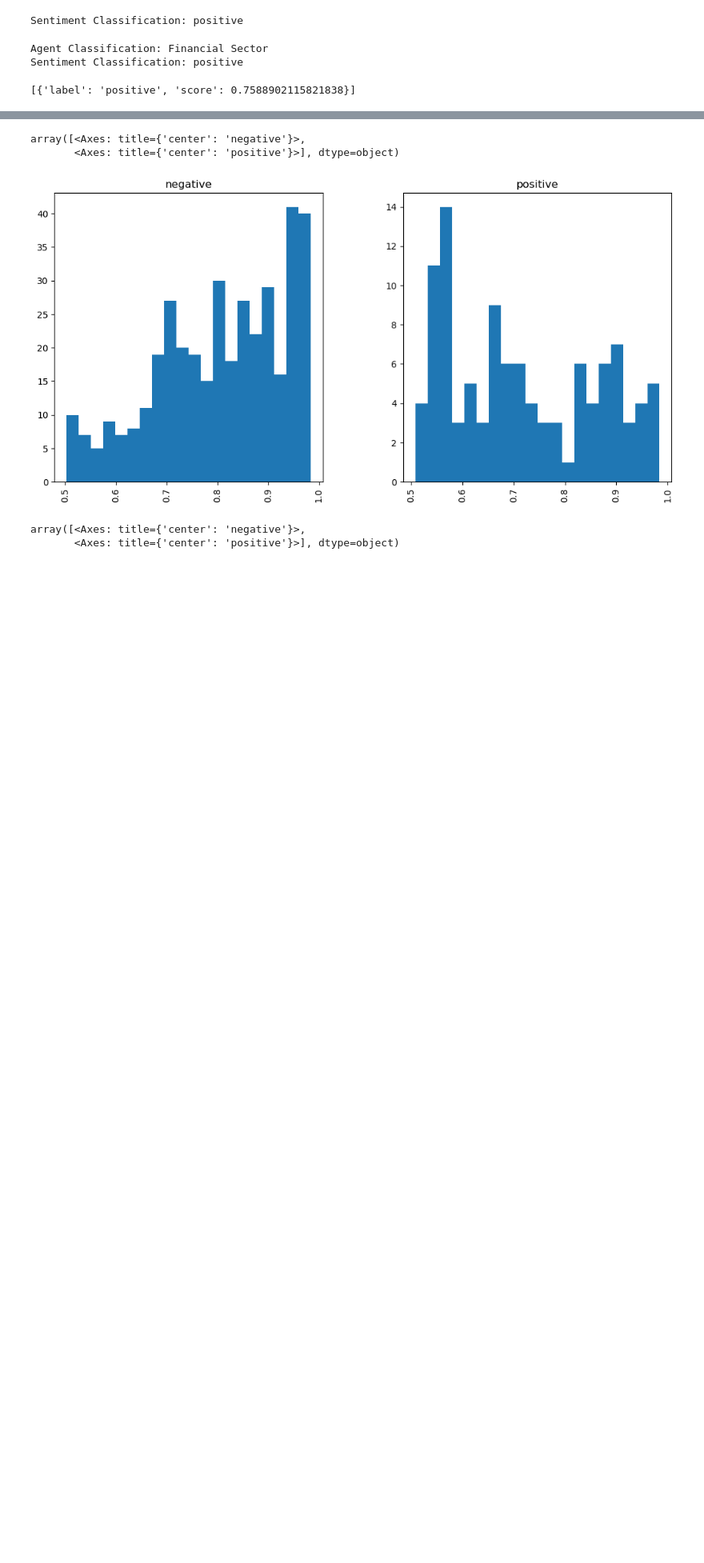
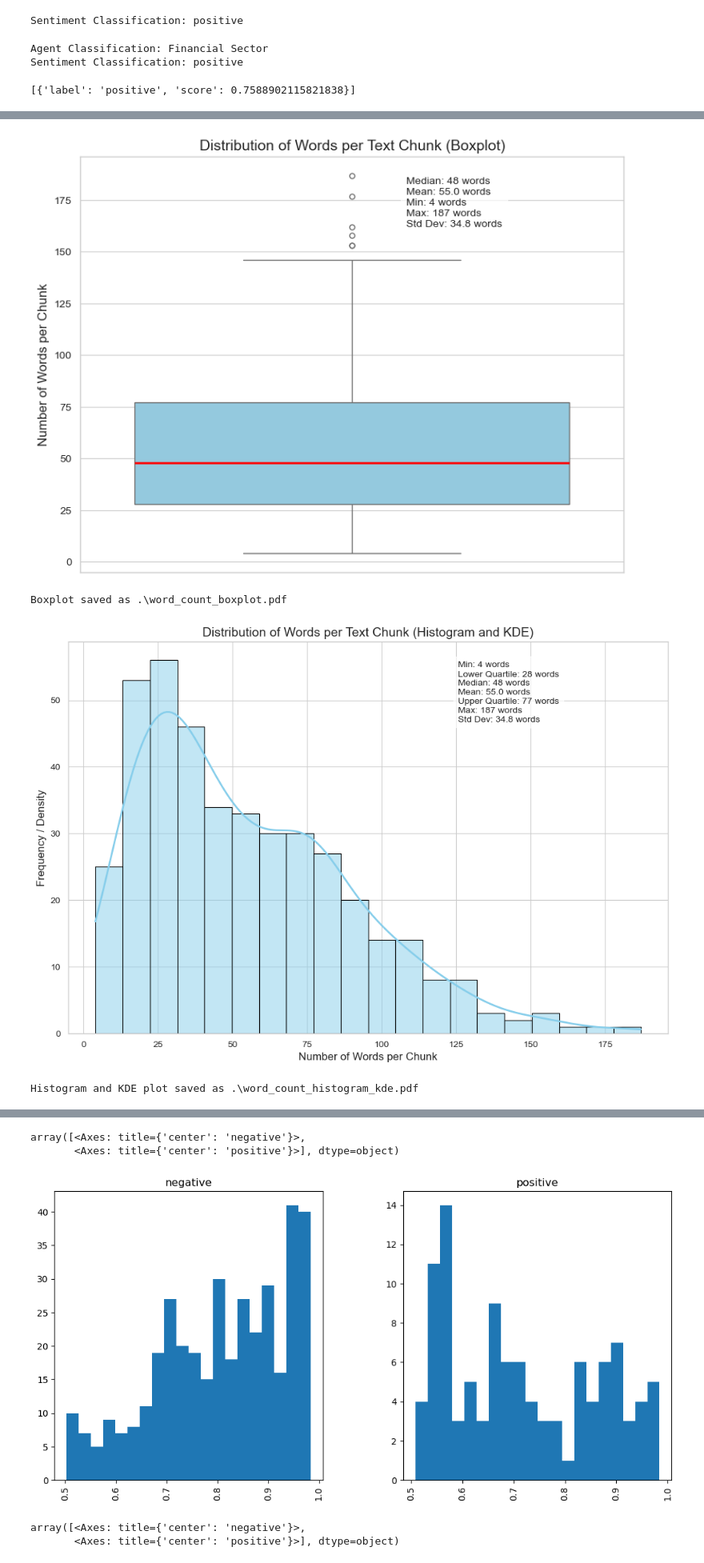
Before and after one commit to charliewarburton/NLP_FS, a Jupyter notebook: cbroberta.ipynb, the cells around one changed output, grey strips where cells are left out. Shown: that part at 80% size. Cells and saved outputs as stored; diff of their text form; code cells hidden in the pictures; blank space fills up the shorter version.

```diff
--- a/cbroberta.ipynb
+++ b/cbroberta.ipynb
@@ -75,12 +79,15 @@ def read_and_split_word_doc(file_path):
     # Remove chunks that start with "Source:" or "Sources:"
     chunks = [chunk for chunk in chunks if not chunk.startswith("Source:") and not chunk.startswith("Sources:")]
 
+    # Remove chunks under 4 words
+    chunks = [chunk for chunk in chunks if len(chunk.split()) >= 4]
+
     return chunks
 # %%
 # Path agnostic way to get the path to the reports (as long as Data/Reports is there)
 path_to_docs = Path.cwd() / "Data" / "Reports"
 # %%
-doc = "2020_2.docx"
+doc = "2024_2.docx"
 test = read_and_split_word_doc(path_to_docs / doc)
 # %%
 test
@@ -104,0 +215,7 @@ test
+# %%
+analyze_chunk_word_distribution(test)
+# %% [output]
+[figure, added]
+Boxplot saved as .\word_count_boxplot.pdf
+[figure, added]
+Histogram and KDE plot saved as .\word_count_histogram_kde.pdf
```
Also changed, not shown: parts of 6 cells of this notebook, 10 other files.
